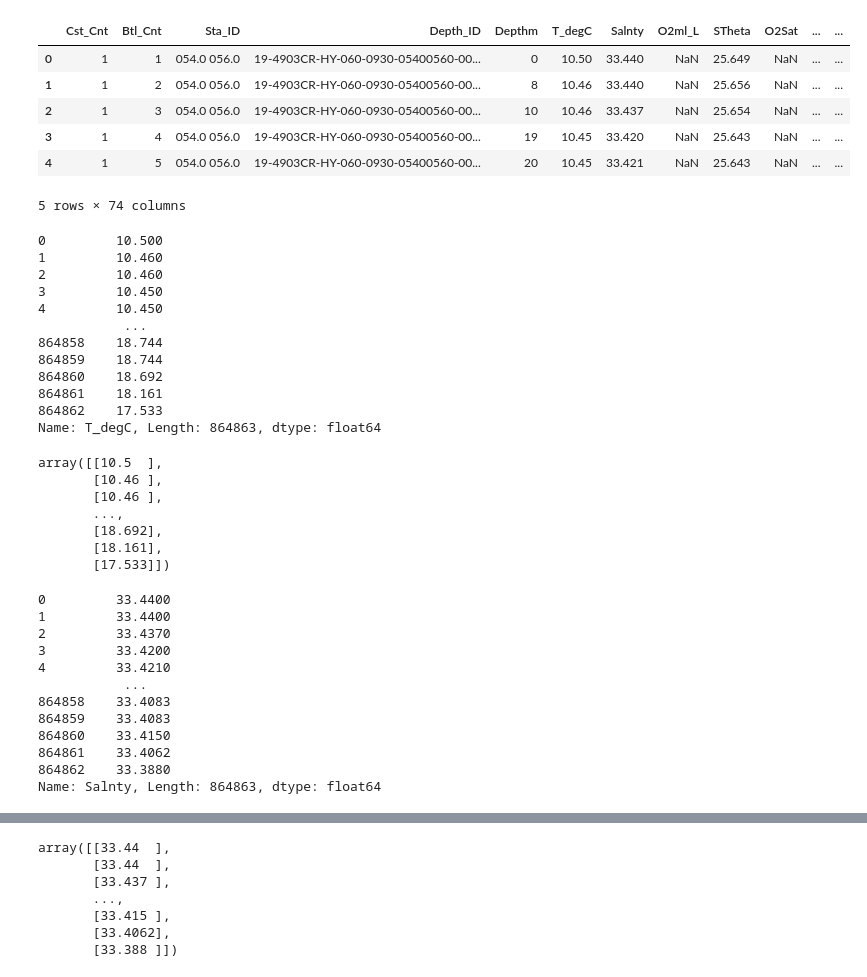
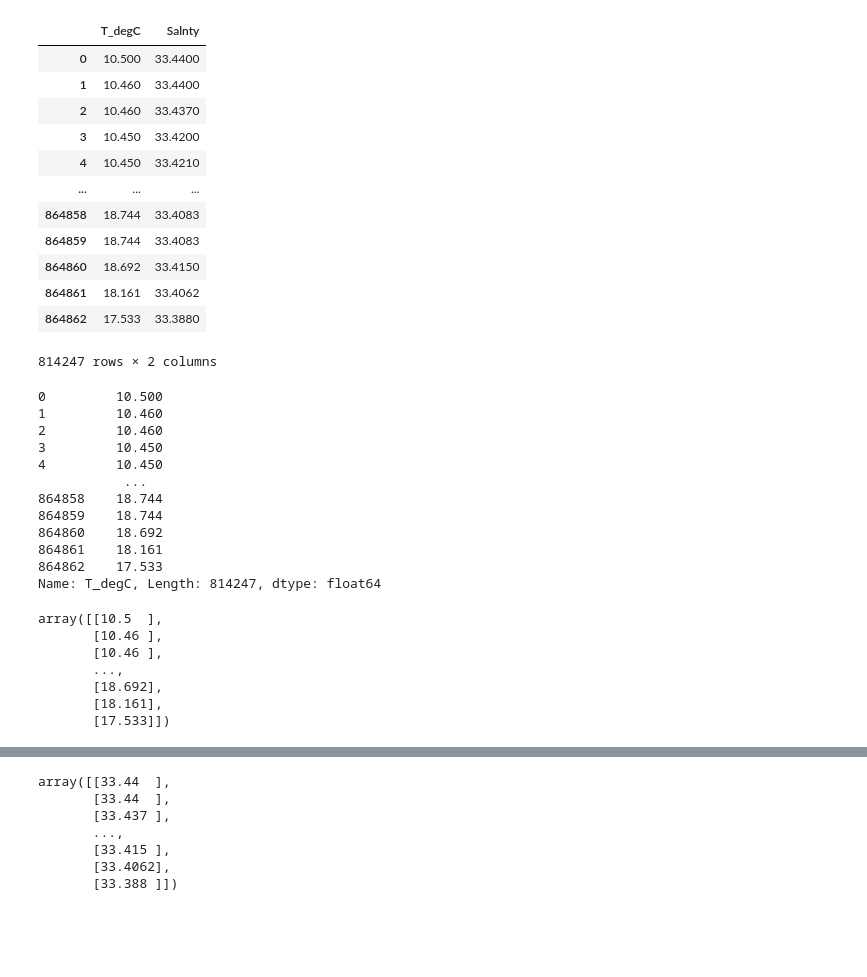
Before and after one commit to TaQuangKhoi/Tri-Tue-Nhan-Tao, a Jupyter notebook: May 15 2023/May 15 2023-bottle.ipynb, the cells around one changed output, grey strips where cells are left out. Drawn from its saved outputs; the diff is of its cells as text; code cells hidden in the pictures; blank space fills up the shorter version.

Commit message:
Remove empty rows and fit model

```diff
--- a/May 15 2023/May 15 2023-bottle.ipynb
+++ b/May 15 2023/May 15 2023-bottle.ipynb
@@ -9,30 +10,39 @@ data = pd.read_csv(source_file, low_memory=False)
 # %%
 # Show data demo
-data.head()
+newToTrain = data[['T_degC', 'Salnty']]
+dataRemovedEmpty = newToTrain.dropna()
+dataRemovedEmpty
 # %% [output]
-|  | Cst_Cnt | Btl_Cnt | Sta_ID | Depth_ID | Depthm | T_degC | Salnty | O2ml_L | STheta | O2Sat | ... | ... |
-| 0 | 1 | 1 | 054.0 056.0 | 19-4903CR-HY-060-0930-05400560-00... | 0 | 10.50 | 33.440 | NaN | 25.649 | NaN | ... | ... |
-| 1 | 1 | 2 | 054.0 056.0 | 19-4903CR-HY-060-0930-05400560-00... | 8 | 10.46 | 33.440 | NaN | 25.656 | NaN | ... | ... |
-| 2 | 1 | 3 | 054.0 056.0 | 19-4903CR-HY-060-0930-05400560-00... | 10 | 10.46 | 33.437 | NaN | 25.654 | NaN | ... | ... |
-| 3 | 1 | 4 | 054.0 056.0 | 19-4903CR-HY-060-0930-05400560-00... | 19 | 10.45 | 33.420 | NaN | 25.643 | NaN | ... | ... |
-| 4 | 1 | 5 | 054.0 056.0 | 19-4903CR-HY-060-0930-05400560-00... | 20 | 10.45 | 33.421 | NaN | 25.643 | NaN | ... | ... |
+|  | T_degC | Salnty |
+| 0 | 10.500 | 33.4400 |
+| 1 | 10.460 | 33.4400 |
+| 2 | 10.460 | 33.4370 |
+| 3 | 10.450 | 33.4200 |
+| 4 | 10.450 | 33.4210 |
+| ... | ... | ... |
+| 864858 | 18.744 | 33.4083 |
+| 864859 | 18.744 | 33.4083 |
+| 864860 | 18.692 | 33.4150 |
+| 864861 | 18.161 | 33.4062 |
+| 864862 | 17.533 | 33.3880 |
-5 rows × 74 columns
+814247 rows × 2 columns
-# %%
-t_degC_Raw = data['T_degC']
-t_degC_Raw
-# %% [output]
-0         10.500
-1         10.460
-2         10.460
-3         10.450
-4         10.450
-           ...
-864858    18.744
-864859    18.744
-864860    18.692
-864861    18.161
-864862    17.533
-Name: T_degC, Length: 864863, dtype: float64
+# %%
+t_degC_Raw = dataRemovedEmpty['T_degC']
+# t_degC_Raw.dropna(how="all", inplace=True)
+t_degC_Raw
+# %% [output]
+0         10.500
+1         10.460
+2         10.460
+3         10.450
+4         10.450
+           ...
+864858    18.744
+864859    18.744
+864860    18.692
+864861    18.161
+864862    17.533
+Name: T_degC, Length: 814247, dtype: float64
 # %%
 t_degC = np.array([t_degC_Raw.values]).T
 t_degC
@@ -44,19 +54,3 @@ array([[10.5  ],
        [18.692],
        [18.161],
        [17.533]])
-# %%
-salntyRaw = data['Salnty']
-salntyRaw
-# %% [output]
-0         33.4400
-1         33.4400
-2         33.4370
-3         33.4200
-4         33.4210
-           ...
-864858    33.4083
-864859    33.4083
-864860    33.4150
-864861    33.4062
-864862    33.3880
-Name: Salnty, Length: 864863, dtype: float64
```
Also changed, not shown: parts of 3 cells of this notebook.
